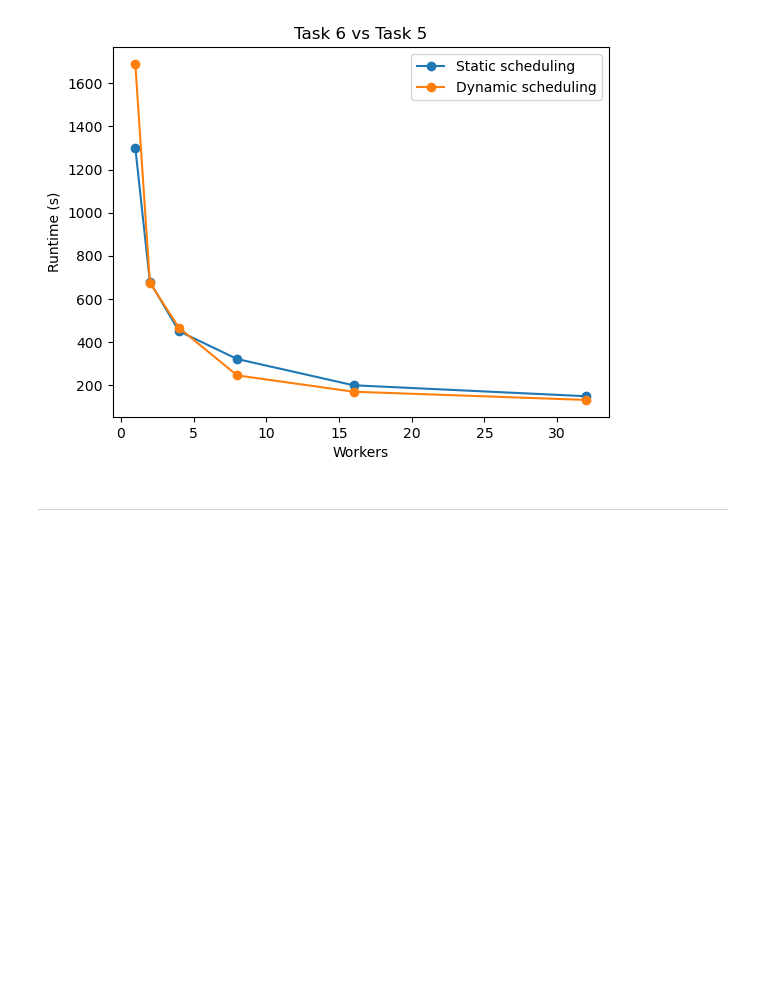
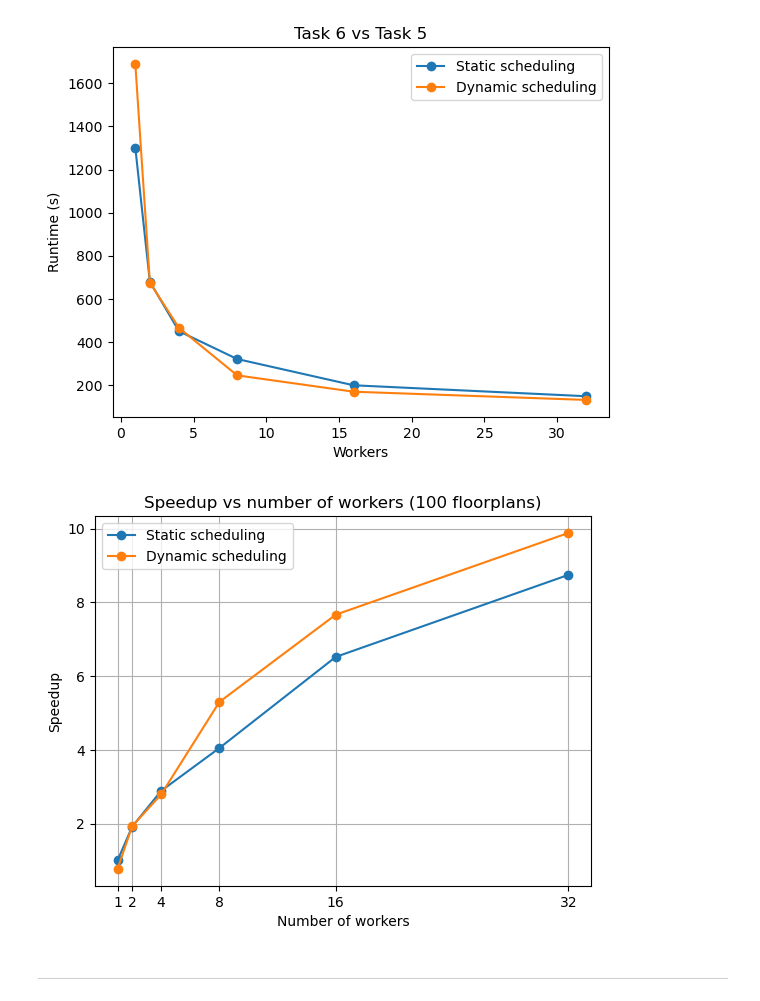
Before and after one commit to AskeSchroder/High_Performance_Computing_Project2, a Jupyter notebook: new_results.ipynb, the cells around one changed output. Drawn from its saved outputs; the diff is of its cells as text; code cells hidden in the pictures; blank space fills up the shorter version.

```diff
--- a/new_results.ipynb
+++ b/new_results.ipynb
@@ -460,6 +460,30 @@ plt.legend()
 plt.show()
 # %% [output]
 [figure]
+# %%
+# Create speedup plot from provided data
+import matplotlib.pyplot as plt
+
+workers = [1, 2, 4, 8, 16, 32]
+task5 = [1300.789, 679.876, 450.448, 321.36, 199.563, 148.775]
+task6 = [1689.635, 675.171, 465.89, 245.574, 169.743, 131.657]
+# Compute speedup relative to 1 worker
+baseline = times[0]
+speedup5 = [baseline / t for t in task5]
+speedup6 = [baseline / s for s in task6]
+
+plt.figure()
+plt.plot(workers, speedup5, marker='o', label = 'Static scheduling')
+plt.plot(workers, speedup6, marker='o', label = 'Dynamic scheduling')
+plt.xlabel("Number of workers")
+plt.ylabel("Speedup")
+plt.title("Speedup vs number of workers (100 floorplans)")
+plt.xticks(workers)
+plt.legend()
+plt.grid()
+plt.show()
+# %% [output]
+[figure, added]
 # %% [markdown]
 ___
 # %% [markdown]
```
Also changed, not shown: parts of 5 cells of this notebook.
